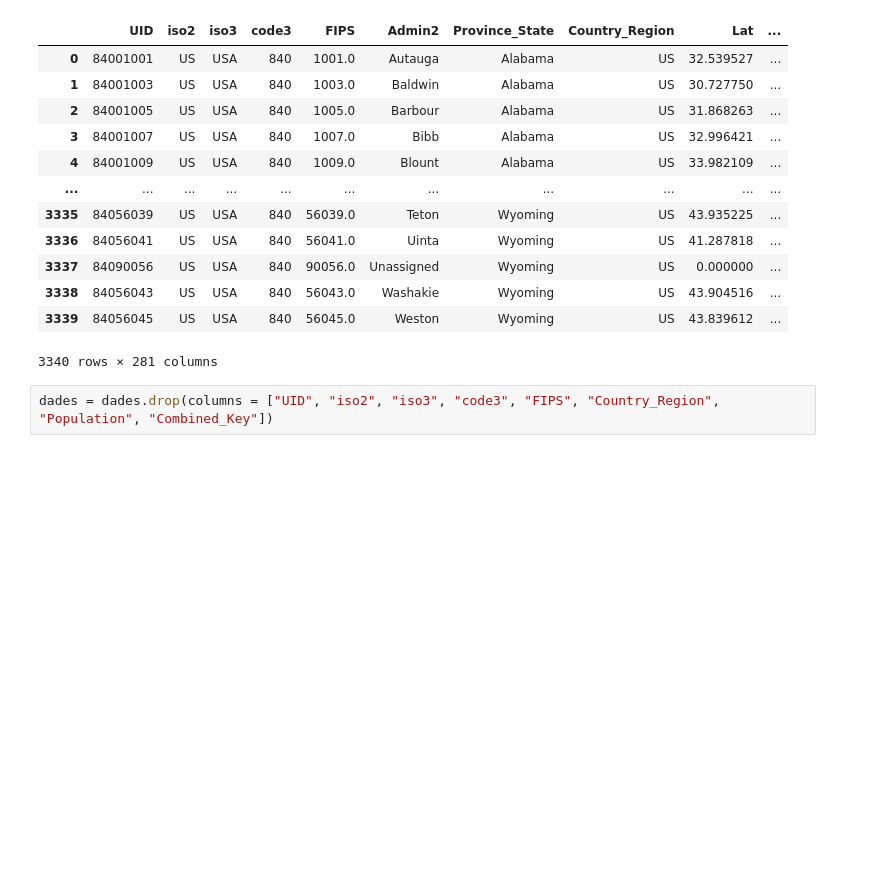
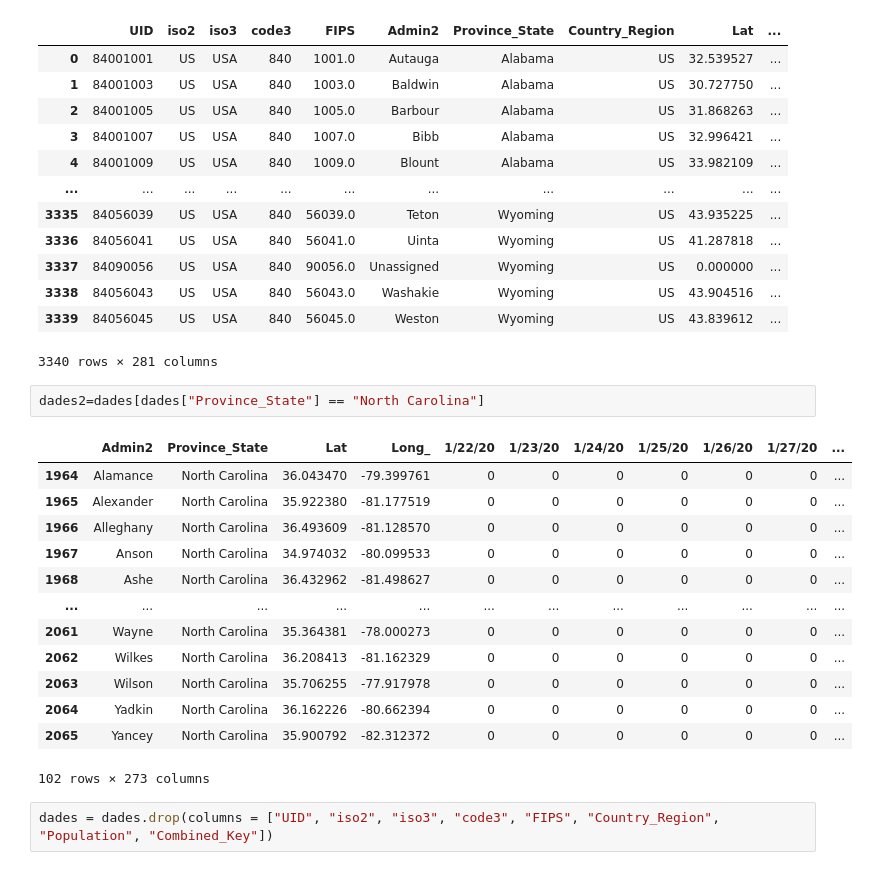
Before and after one commit to UPCodersEEBE/CovidVision, a Jupyter notebook: COVID-VISION-main/COVID VISUALIZER.ipynb, the cells around one changed output. Drawn from its saved outputs; the diff is of its cells as text; blank space fills up the shorter version.

```diff
--- a/COVID-VISION-main/COVID VISUALIZER.ipynb
+++ b/COVID-VISION-main/COVID VISUALIZER.ipynb
@@ -19,6 +19,22 @@ dades
 | 3338 | 84056043 | US | USA | 840 | 56043.0 | Washakie | Wyoming | US | 43.904516 | ... |
 | 3339 | 84056045 | US | USA | 840 | 56045.0 | Weston | Wyoming | US | 43.839612 | ... |
 3340 rows × 281 columns
+# %%
+dades2=dades[dades["Province_State"] == "North Carolina"]
+# %% [output]
+|  | Admin2 | Province_State | Lat | Long_ | 1/22/20 | 1/23/20 | 1/24/20 | 1/25/20 | 1/26/20 | 1/27/20 | ... |
+| 1964 | Alamance | North Carolina | 36.043470 | -79.399761 | 0 | 0 | 0 | 0 | 0 | 0 | ... |
+| 1965 | Alexander | North Carolina | 35.922380 | -81.177519 | 0 | 0 | 0 | 0 | 0 | 0 | ... |
+| 1966 | Alleghany | North Carolina | 36.493609 | -81.128570 | 0 | 0 | 0 | 0 | 0 | 0 | ... |
+| 1967 | Anson | North Carolina | 34.974032 | -80.099533 | 0 | 0 | 0 | 0 | 0 | 0 | ... |
+| 1968 | Ashe | North Carolina | 36.432962 | -81.498627 | 0 | 0 | 0 | 0 | 0 | 0 | ... |
+| ... | ... | ... | ... | ... | ... | ... | ... | ... | ... | ... | ... |
+| 2061 | Wayne | North Carolina | 35.364381 | -78.000273 | 0 | 0 | 0 | 0 | 0 | 0 | ... |
+| 2062 | Wilkes | North Carolina | 36.208413 | -81.162329 | 0 | 0 | 0 | 0 | 0 | 0 | ... |
+| 2063 | Wilson | North Carolina | 35.706255 | -77.917978 | 0 | 0 | 0 | 0 | 0 | 0 | ... |
+| 2064 | Yadkin | North Carolina | 36.162226 | -80.662394 | 0 | 0 | 0 | 0 | 0 | 0 | ... |
+| 2065 | Yancey | North Carolina | 35.900792 | -82.312372 | 0 | 0 | 0 | 0 | 0 | 0 | ... |
+102 rows × 273 columns
 # %%
 dades = dades.drop(columns = ["UID", "iso2", "iso3", "code3", "FIPS", "Country_Region", "Population", "Combined_Key"])
 # %%
```
Also changed, not shown: parts of 2 cells of this notebook, 2 other files.
